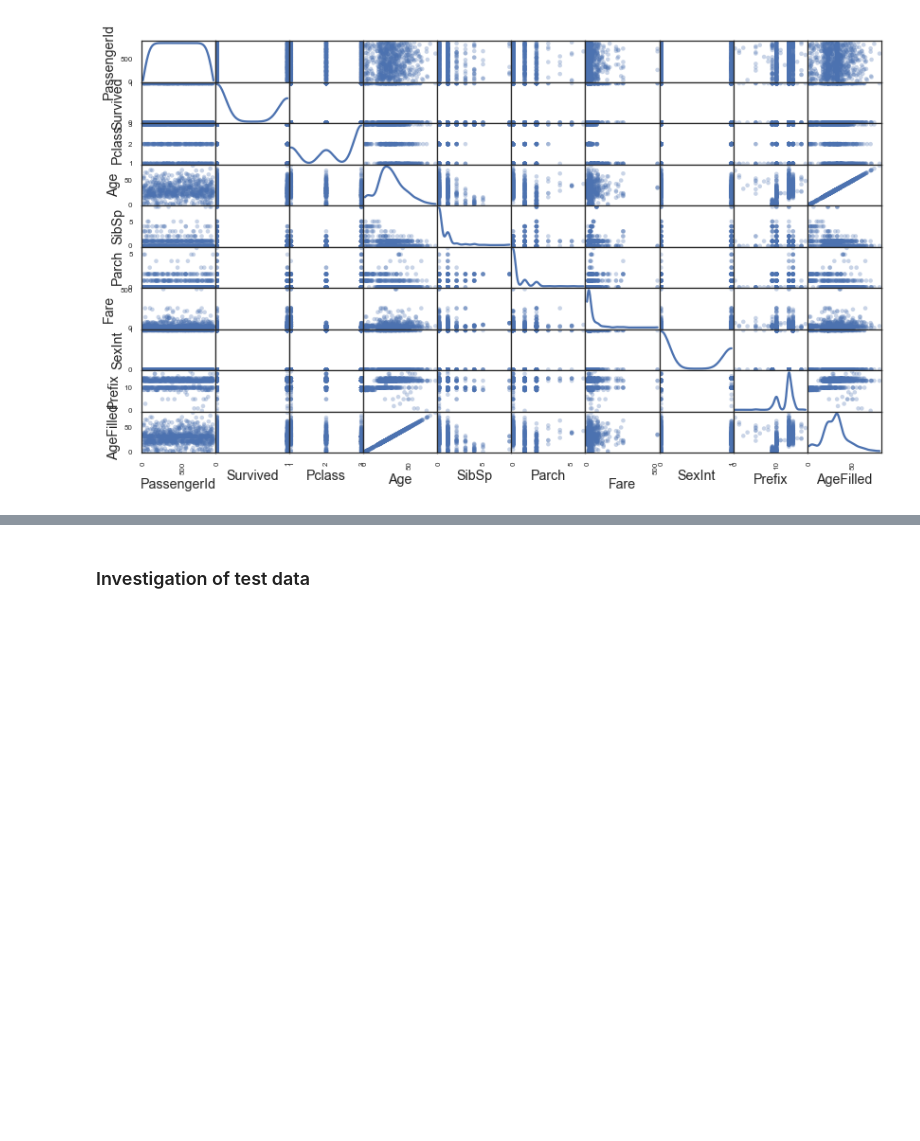
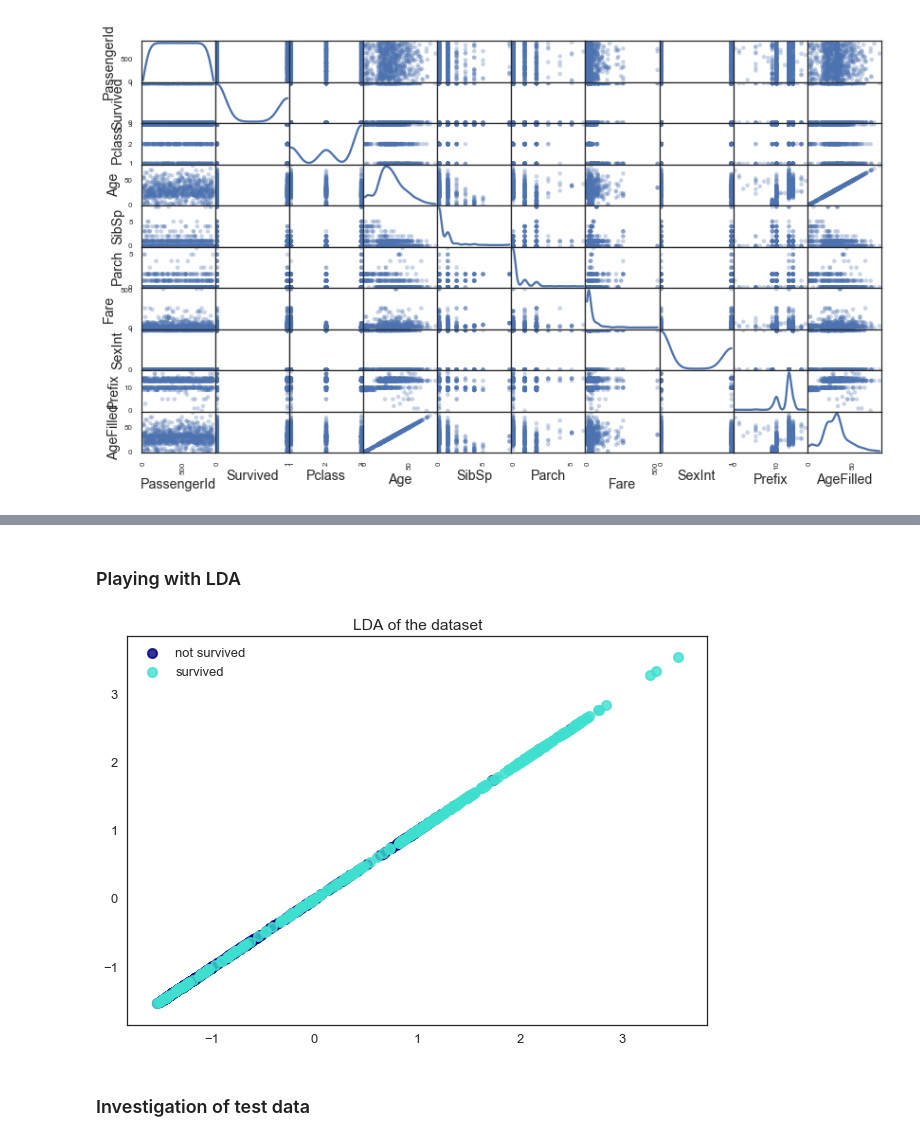
Before and after one commit to oddcard2/education, a Jupyter notebook: kaggle/Titanic/Titanic.ipynb, the cells around one changed output, grey strips where cells are left out. Cells and saved outputs as stored; diff of their text form; code cells hidden in the pictures; blank space fills up the shorter version.

```diff
--- a/kaggle/Titanic/Titanic.ipynb
+++ b/kaggle/Titanic/Titanic.ipynb
@@ -654,3 +694,36 @@ G:\MYOWN\Oddcard2\education/kaggle/Titanic/submission3.csv
+# %% [markdown]
+### Playing with LDA
+# %%
+#It's no fit because n_components : int, optional
+#Number of components (< n_classes - 1) for dimensionality reduction.
+#We have 2 classes, so < 1
+#http://scikit-learn.org/stable/modules/generated/sklearn.discriminant_analysis.LinearDiscriminantAnalysis.html#sklearn.discriminant_analysis.LinearDiscriminantAnalysis
+
+from sklearn.discriminant_analysis import LinearDiscriminantAnalysis
+import matplotlib.pyplot as plt
+
+lda = LinearDiscriminantAnalysis(n_components=2)
+y = train_y
+X_r2 = lda.fit(train_features_ext, y).transform(train_features_ext)
+
+#display(X_r2)
+
+plt.figure()
+
+target_names = ['not survived', 'survived']
+colors = ['navy', 'turquoise']
+lw = 2
+
+for i, color, target_name in zip([0,1], colors, target_names):
+    plt.scatter(X_r2[y == i, 0], X_r2[y == i, 0], color=color, alpha=.8, lw=lw,
+            label=target_name)
+
+plt.legend(loc='best', shadow=False, scatterpoints=1)
+plt.title('LDA of the dataset')
+
+plt.show()
+# %% [output]
+[figure, added]
 # %% [markdown]
 ### Investigation of test data
 # %% [markdown]
```
Also changed, not shown: parts of 4 cells of this notebook.
